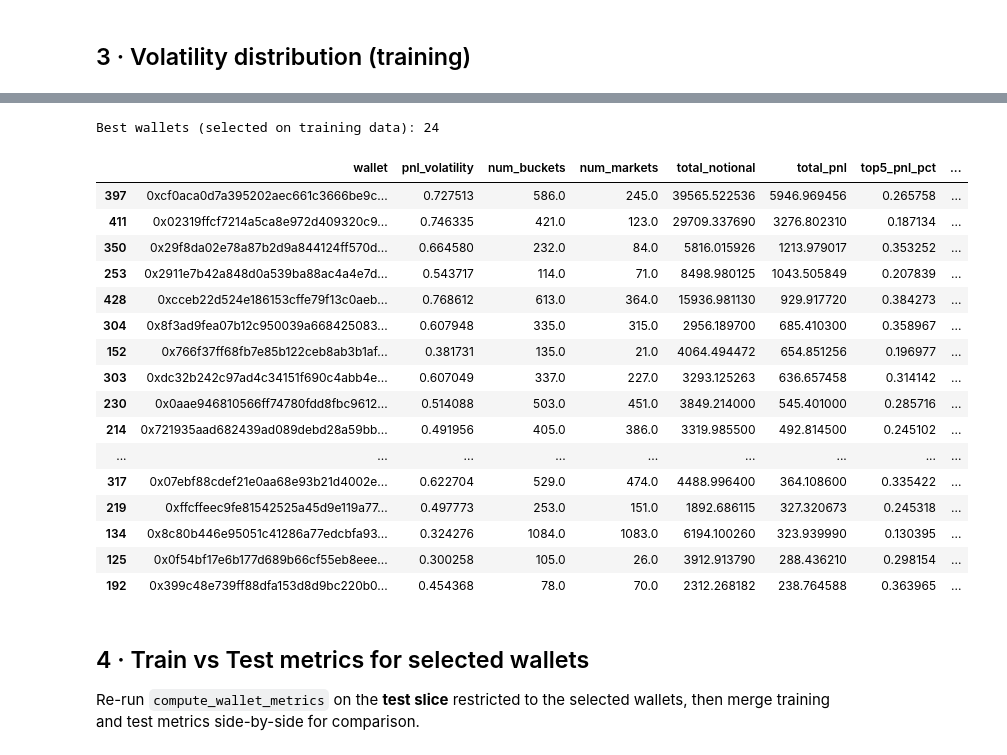
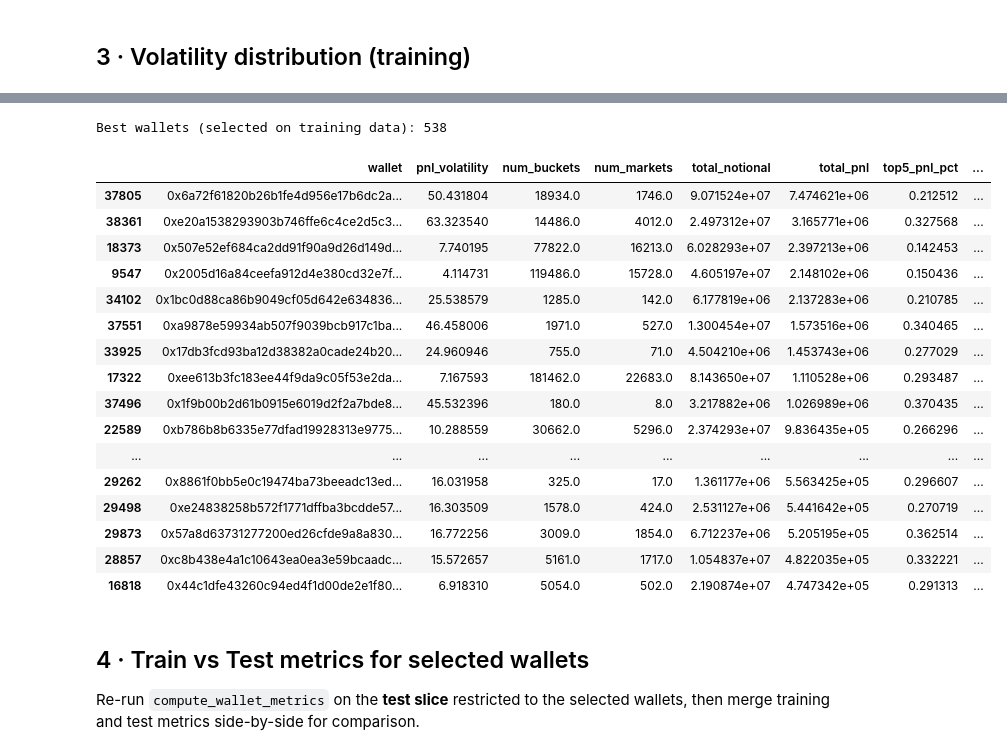
Before and after one commit to vobornij/polymarket, a Jupyter notebook: notebooks/profitable_wallet_analysis.ipynb, the cells around one changed output, grey strips where cells are left out. Drawn from its saved outputs; the diff is of its cells as text; code cells hidden in the pictures.

```diff
--- a/notebooks/profitable_wallet_analysis.ipynb
+++ b/notebooks/profitable_wallet_analysis.ipynb
@@ -20,0 +22,12 @@ TRADES_PARQUET = Path("../data/trades_processed.parquet")
+# %%
+trade_files = sorted(TRADES_DIR.glob("*.parquet"))
+if not trade_files:
+    raise FileNotFoundError(f"No parquet files found in {TRADES_DIR}")
+
+total_rows = 0
+for f in trade_files:
+    total_rows += len(pd.read_parquet(f, columns=["wallet"]))
+
+print(f"Found {len(trade_files)} processed shard(s)")
+print(f"Total rows across shards: {total_rows:,}")
+total_rows
@@ -21,14 +38,20 @@ TRADES_PARQUET = Path("../data/trades_processed.parquet")
 # %% [markdown]
 ## 1 · Load processed trades
 # %%
-df = pd.read_parquet(TRADES_PARQUET)
+df = pd.concat([pd.read_parquet(f) for f in trade_files], ignore_index=True)
 
 # ensure correct dtypes after round-trip
-df["dt"]               = pd.to_datetime(df["dt"], utc=True)
-df["trade_value_usdc"] = df["trade_value_usdc"].astype(float)
+df["dt"] = pd.to_datetime(df["dt"], utc=True)
+df["usdc_amount"] = df["usdc_amount"].astype(float)
 df["final_value_usdc"] = df["final_value_usdc"].astype(float)
-df["size"]             = df["size"].astype(float)
-df["price"]            = df["price"].astype(float)
+df["quantity"] = df["quantity"].astype(float)
+df["position"] = df["position"].astype(float)
+df["price"] = df["price"].astype(float)
+
+# backward-compatible aliases for older downstream cells
+df["trade_value_usdc"] = df["usdc_amount"]
+df["size"] = df["quantity"]
+df["transactionHash"] = df["tx_hash"]
 
 # ── PnL per fill ──────────────────────────────────────────────────────────────
 df["pnl"] = np.where(
@@ -46,7 +69,7 @@ df["notional"] = np.where(
     df["size"] * (1 - df["price"]),
 )
 
-print(f"Loaded {len(df):,} trade records for {df['wallet'].nunique():,} wallets.")
+print(f"Loaded {len(df):,} trade records from {len(trade_files):,} shards for {df['wallet'].nunique():,} wallets.")
 print(f"  training rows : {df['is_train'].sum():,}")
 print(f"  test rows     : {(~df['is_train']).sum():,}")
 df.head(3)
@@ -175,6 +215,13 @@ def compute_wallet_metrics(df_slice: pd.DataFrame) -> pd.DataFrame:
     )
     buckets = buckets[buckets["notional"] > 0].copy()
 
+    if buckets.empty:
+        empty_cols = [
+            "wallet", "pnl_volatility", "num_buckets", "num_markets",
+            "total_notional", "total_pnl", "top5_pnl_pct", "top_market_pnl_pct", "return",
+        ]
+        return pd.DataFrame(columns=empty_cols), buckets
+
     result = (
         buckets.groupby("wallet", sort=False)
         .apply(_wallet_metrics_from_buckets, include_groups=False)
@@ -300,35 +345,35 @@ len(wallet_vol[(wallet_vol['num_buckets'] >= 20) &
 # %%
 # ── Select best wallets based on training-period metrics ──────────────────────
 filtered_wallets = wallet_vol[
     (wallet_vol['num_buckets'] >= 20) &
     # (wallet_vol['num_buckets'] <= 300) &
     (wallet_vol['top5_pnl_pct'] <= 0.4) &
-    (wallet_vol['top_market_pnl_pct'] <= 0.5) &
-    (wallet_vol['return'] >= 0.05) &
-    (wallet_vol['pnl_volatility'] <= 0.8)
+    (wallet_vol['top_market_pnl_pct'] <= 0.5)
+    # & (wallet_vol['return'] >= 0.05)
+    # & (wallet_vol['pnl_volatility'] <= 0.8)
 ].sort_values("total_pnl", ascending=False)
 
 print(f"Best wallets (selected on training data): {len(filtered_wallets):}")
 filtered_wallets.head(20)
 # %% [output]
-Best wallets (selected on training data): 24
+Best wallets (selected on training data): 538
 |  | wallet | pnl_volatility | num_buckets | num_markets | total_notional | total_pnl | top5_pnl_pct | ... |
-| 397 | 0xcf0aca0d7a395202aec661c3666be9c... | 0.727513 | 586.0 | 245.0 | 39565.522536 | 5946.969456 | 0.265758 | ... |
-| 411 | 0x02319ffcf7214a5ca8e972d409320c9... | 0.746335 | 421.0 | 123.0 | 29709.337690 | 3276.802310 | 0.187134 | ... |
-| 350 | 0x29f8da02e78a87b2d9a844124ff570d... | 0.664580 | 232.0 | 84.0 | 5816.015926 | 1213.979017 | 0.353252 | ... |
-| 253 | 0x2911e7b42a848d0a539ba88ac4a4e7d... | 0.543717 | 114.0 | 71.0 | 8498.980125 | 1043.505849 | 0.207839 | ... |
-| 428 | 0xcceb22d524e186153cffe79f13c0aeb... | 0.768612 | 613.0 | 364.0 | 15936.981130 | 929.917720 | 0.384273 | ... |
-| 304 | 0x8f3ad9fea07b12c950039a668425083... | 0.607948 | 335.0 | 315.0 | 2956.189700 | 685.410300 | 0.358967 | ... |
-| 152 | 0x766f37ff68fb7e85b122ceb8ab3b1af... | 0.381731 | 135.0 | 21.0 | 4064.494472 | 654.851256 | 0.196977 | ... |
-| 303 | 0xdc32b242c97ad4c34151f690c4abb4e... | 0.607049 | 337.0 | 227.0 | 3293.125263 | 636.657458 | 0.314142 | ... |
-| 230 | 0x0aae946810566ff74780fdd8fbc9612... | 0.514088 | 503.0 | 451.0 | 3849.214000 | 545.401000 | 0.285716 | ... |
-| 214 | 0x721935aad682439ad089debd28a59bb... | 0.491956 | 405.0 | 386.0 | 3319.985500 | 492.814500 | 0.245102 | ... |
+| 37805 | 0x6a72f61820b26b1fe4d956e17b6dc2a... | 50.431804 | 18934.0 | 1746.0 | 9.071524e+07 | 7.474621e+06 | 0.212512 | ... |
+| 38361 | 0xe20a1538293903b746ffe6c4ce2d5c3... | 63.323540 | 14486.0 | 4012.0 | 2.497312e+07 | 3.165771e+06 | 0.327568 | ... |
+| 18373 | 0x507e52ef684ca2dd91f90a9d26d149d... | 7.740195 | 77822.0 | 16213.0 | 6.028293e+07 | 2.397213e+06 | 0.142453 | ... |
+| 9547 | 0x2005d16a84ceefa912d4e380cd32e7f... | 4.114731 | 119486.0 | 15728.0 | 4.605197e+07 | 2.148102e+06 | 0.150436 | ... |
+| 34102 | 0x1bc0d88ca86b9049cf05d642e634836... | 25.538579 | 1285.0 | 142.0 | 6.177819e+06 | 2.137283e+06 | 0.210785 | ... |
+| 37551 | 0xa9878e59934ab507f9039bcb917c1ba... | 46.458006 | 1971.0 | 527.0 | 1.300454e+07 | 1.573516e+06 | 0.340465 | ... |
+| 33925 | 0x17db3fcd93ba12d38382a0cade24b20... | 24.960946 | 755.0 | 71.0 | 4.504210e+06 | 1.453743e+06 | 0.277029 | ... |
+| 17322 | 0xee613b3fc183ee44f9da9c05f53e2da... | 7.167593 | 181462.0 | 22683.0 | 8.143650e+07 | 1.110528e+06 | 0.293487 | ... |
+| 37496 | 0x1f9b00b2d61b0915e6019d2f2a7bde8... | 45.532396 | 180.0 | 8.0 | 3.217882e+06 | 1.026989e+06 | 0.370435 | ... |
+| 22589 | 0xb786b8b6335e77dfad19928313e9775... | 10.288559 | 30662.0 | 5296.0 | 2.374293e+07 | 9.836435e+05 | 0.266296 | ... |
 | ... | ... | ... | ... | ... | ... | ... | ... | ... |
-| 317 | 0x07ebf88cdef21e0aa68e93b21d4002e... | 0.622704 | 529.0 | 474.0 | 4488.996400 | 364.108600 | 0.335422 | ... |
-| 219 | 0xffcffeec9fe81542525a45d9e119a77... | 0.497773 | 253.0 | 151.0 | 1892.686115 | 327.320673 | 0.245318 | ... |
-| 134 | 0x8c80b446e95051c41286a77edcbfa93... | 0.324276 | 1084.0 | 1083.0 | 6194.100260 | 323.939990 | 0.130395 | ... |
-| 125 | 0x0f54bf17e6b177d689b66cf55eb8eee... | 0.300258 | 105.0 | 26.0 | 3912.913790 | 288.436210 | 0.298154 | ... |
-| 192 | 0x399c48e739ff88dfa153d8d9bc220b0... | 0.454368 | 78.0 | 70.0 | 2312.268182 | 238.764588 | 0.363965 | ... |
+| 29262 | 0x8861f0bb5e0c19474ba73beeadc13ed... | 16.031958 | 325.0 | 17.0 | 1.361177e+06 | 5.563425e+05 | 0.296607 | ... |
+| 29498 | 0xe24838258b572f1771dffba3bcdde57... | 16.303509 | 1578.0 | 424.0 | 2.531127e+06 | 5.441642e+05 | 0.270719 | ... |
+| 29873 | 0x57a8d63731277200ed26cfde9a8a830... | 16.772256 | 3009.0 | 1854.0 | 6.712237e+06 | 5.205195e+05 | 0.362514 | ... |
+| 28857 | 0xc8b438e4a1c10643ea0ea3e59bcaadc... | 15.572657 | 5161.0 | 1717.0 | 1.054837e+07 | 4.822035e+05 | 0.332221 | ... |
+| 16818 | 0x44c1dfe43260c94ed4f1d00de2e1f80... | 6.918310 | 5054.0 | 502.0 | 2.190874e+07 | 4.747342e+05 | 0.291313 | ... |
 # %% [markdown]
 ## 4 · Train vs Test metrics for selected wallets
 
```
Also changed, not shown: parts of 21 cells of this notebook, 19 other files.
